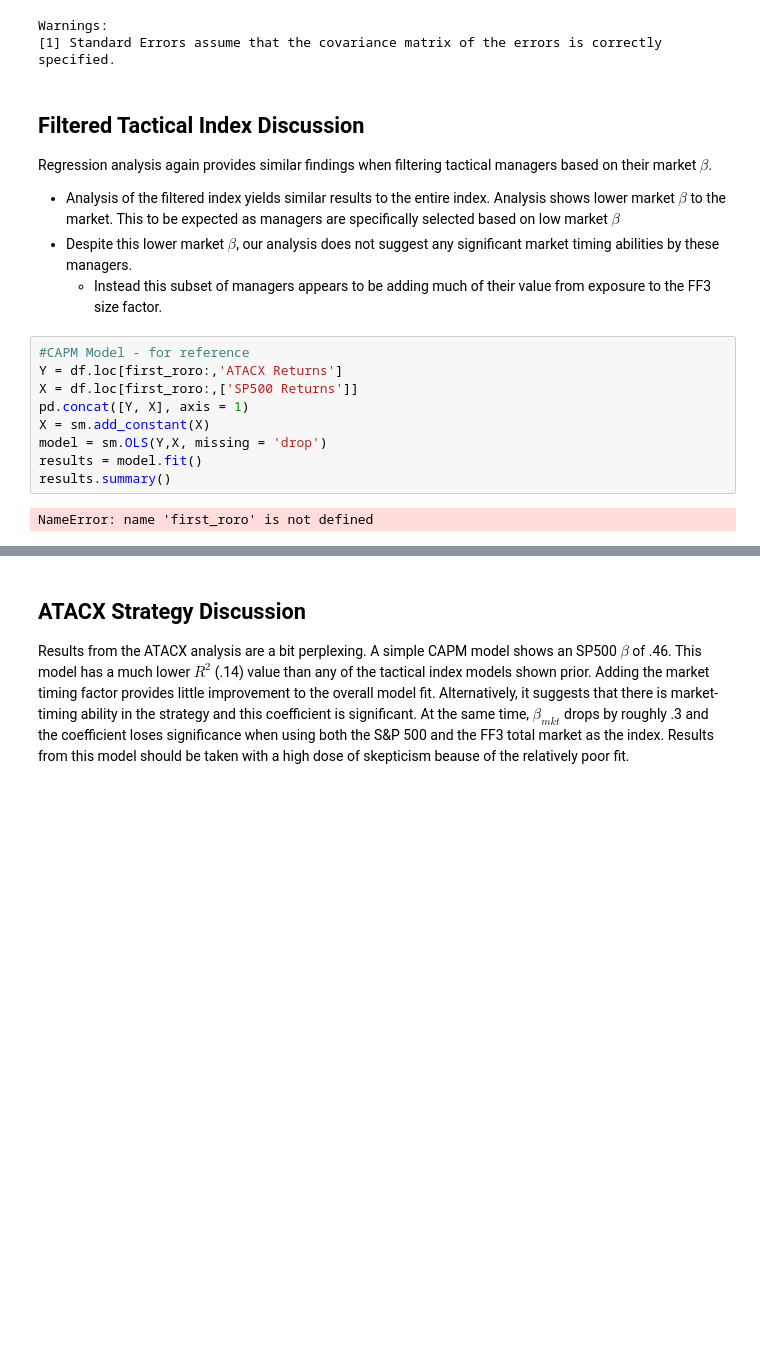
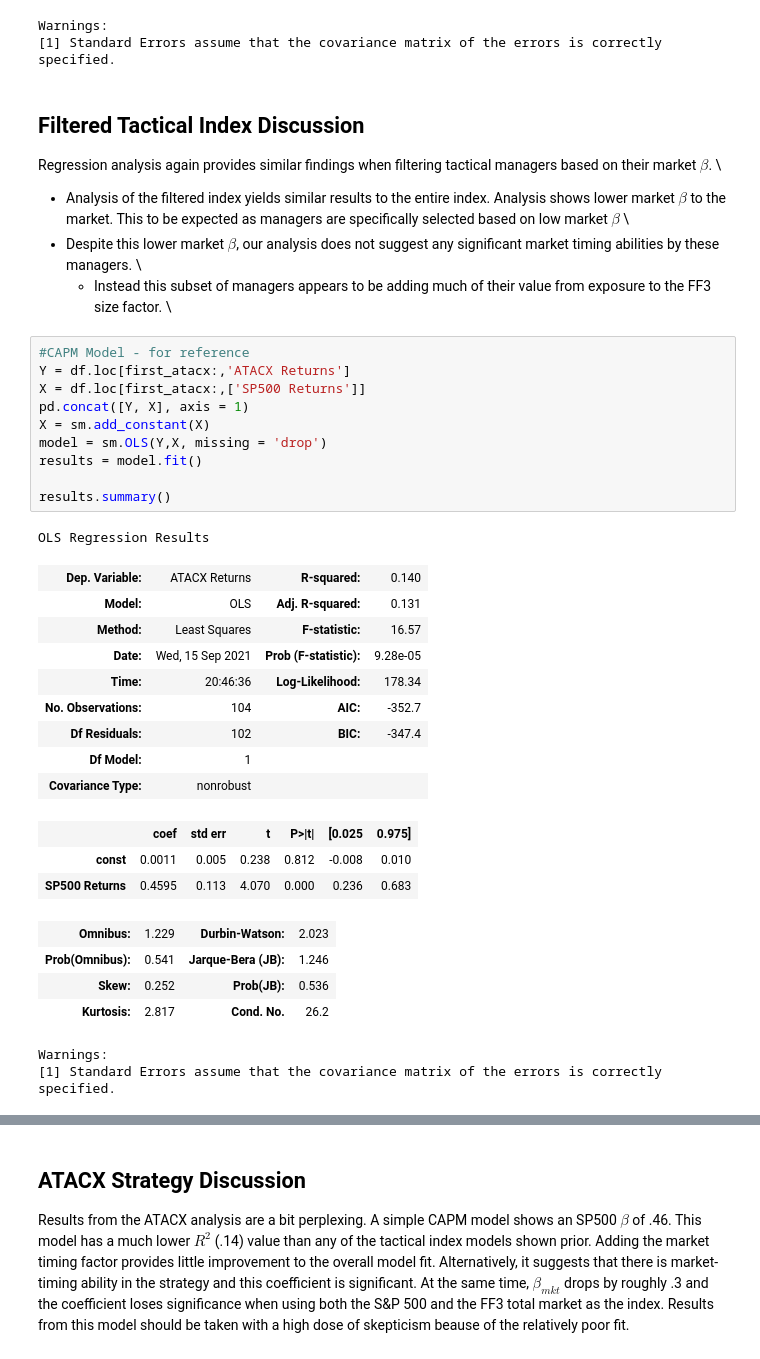
Before and after one commit to cjarmstrong2018/Tactical-Analysis, a Jupyter notebook: Tactical Analysis.ipynb, the cells around one changed output, grey strips where cells are left out. Drawn from its saved outputs; the diff is of its cells as text; blank space fills up the shorter version.

```diff
--- a/Tactical Analysis.ipynb
+++ b/Tactical Analysis.ipynb
@@ -300,20 +298,39 @@ Warnings:
 # %% [markdown]
 ## Filtered Tactical Index Discussion
 
-Regression analysis again provides similar findings when filtering tactical managers based on their market $\beta$.
-* Analysis of the filtered index yields similar results to the entire index. Analysis shows lower market $\beta$ to the market. This to be expected as managers are specifically selected based on low market $\beta$
-* Despite this lower market $\beta$, our analysis does not suggest any significant market timing abilities by these managers.
-    * Instead this subset of managers appears to be adding much of their value from exposure to the FF3 size factor.
+Regression analysis again provides similar findings when filtering tactical managers based on their market $\beta$. \
+* Analysis of the filtered index yields similar results to the entire index. Analysis shows lower market $\beta$ to the market. This to be expected as managers are specifically selected based on low market $\beta$ \
+* Despite this lower market $\beta$, our analysis does not suggest any significant market timing abilities by these managers. \
+    * Instead this subset of managers appears to be adding much of their value from exposure to the FF3 size factor. \
 # %%
 #CAPM Model - for reference
-Y = df.loc[first_roro:,'ATACX Returns']
-X = df.loc[first_roro:,['SP500 Returns']]
+Y = df.loc[first_atacx:,'ATACX Returns']
+X = df.loc[first_atacx:,['SP500 Returns']]
 pd.concat([Y, X], axis = 1)
 X = sm.add_constant(X)
 model = sm.OLS(Y,X, missing = 'drop')
 results = model.fit()
+
 results.summary()
 # %% [output]
-NameError: name 'first_roro' is not defined
+OLS Regression Results
+| Dep. Variable: | ATACX Returns | R-squared: | 0.140 |
+| Model: | OLS | Adj. R-squared: | 0.131 |
+| Method: | Least Squares | F-statistic: | 16.57 |
+| Date: | Wed, 15 Sep 2021 | Prob (F-statistic): | 9.28e-05 |
+| Time: | 20:46:36 | Log-Likelihood: | 178.34 |
+| No. Observations: | 104 | AIC: | -352.7 |
+| Df Residuals: | 102 | BIC: | -347.4 |
+| Df Model: | 1 |  |  |
+| Covariance Type: | nonrobust |  |  |
+|  | coef | std err | t | P>|t| | [0.025 | 0.975] |
+| const | 0.0011 | 0.005 | 0.238 | 0.812 | -0.008 | 0.010 |
+| SP500 Returns | 0.4595 | 0.113 | 4.070 | 0.000 | 0.236 | 0.683 |
+| Omnibus: | 1.229 | Durbin-Watson: | 2.023 |
+| Prob(Omnibus): | 0.541 | Jarque-Bera (JB): | 1.246 |
+| Skew: | 0.252 | Prob(JB): | 0.536 |
+| Kurtosis: | 2.817 | Cond. No. | 26.2 |
+Warnings:
+[1] Standard Errors assume that the covariance matrix of the errors is correctly specified.
 # %%
 #7
```
Also changed, not shown: parts of 7 cells of this notebook, 1 other file.
